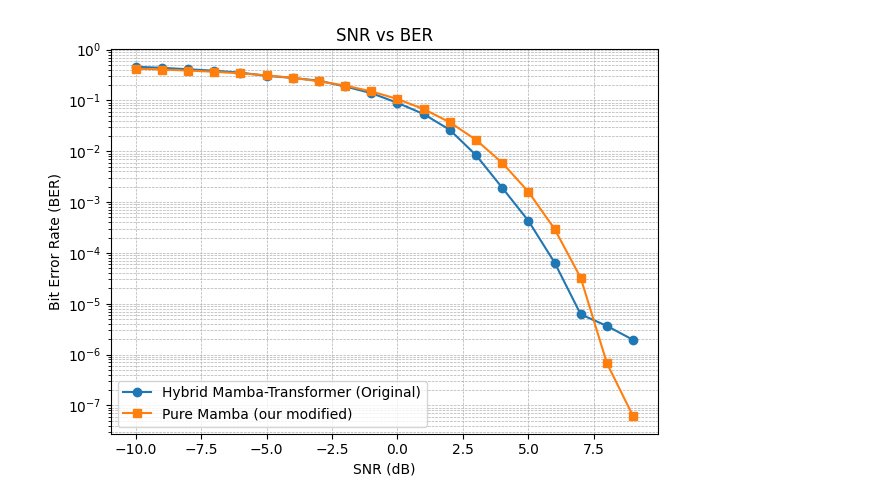
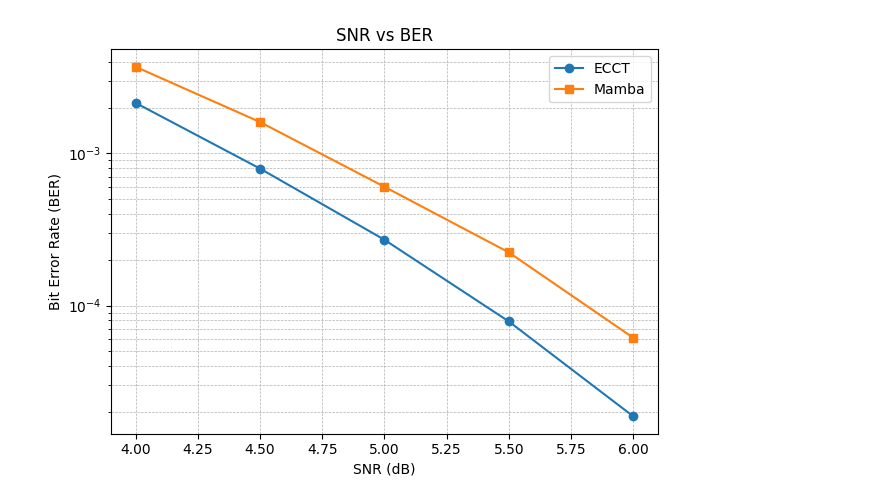
Before and after one commit to baelthebard42/5G-Polar-Decoder, a Jupyter notebook: mamba_validation.ipynb, the cells around one changed output. Saved outputs shown, nothing was run; the diff lists cells and outputs as text; code cells hidden in the pictures.

```diff
--- a/mamba_validation.ipynb
+++ b/mamba_validation.ipynb
@@ -1,14 +1,13 @@
 # %%
 import json
 import matplotlib.pyplot as plt
+
 
 def plot_snr_vs_ber_two_files(
     json_path_1,
     json_path_2,
     label_1="Run 1",
-    label_2="Run 2",
-    snr_min=-10,
-    snr_max=10
+    label_2="Run 2"
 ):
     """
     Plots SNR vs BER from two JSON result files on the same plot.
@@ -30,14 +29,17 @@ def plot_snr_vs_ber_two_files(
         snrs = []
         bers = []
 
-        for snr in range(snr_min, snr_max + 1):
-            key = f"BER_{snr}"
-            if key in results:
+        for key, value in results.items():
+            if key.startswith("BER_"):
+                snr = float(key.split("_")[1])
                 snrs.append(snr)
-                bers.append(results[key])
+                bers.append(value)
 
         if not snrs:
             raise ValueError(f"No BER_x keys found in {json_path}")
+
+        # sort by SNR
+        snrs, bers = zip(*sorted(zip(snrs, bers)))
 
         return snrs, bers
 
@@ -47,12 +49,14 @@ def plot_snr_vs_ber_two_files(
 
     # Plot
     plt.figure()
+
     plt.semilogy(snr1, ber1, marker="o", label=label_1)
     plt.semilogy(snr2, ber2, marker="s", label=label_2)
 
     plt.xlabel("SNR (dB)")
     plt.ylabel("Bit Error Rate (BER)")
     plt.title("SNR vs BER")
+
     plt.grid(True, which="both", linestyle="--", linewidth=0.5)
     plt.legend()
 
@@ -61,10 +65,10 @@ def plot_snr_vs_ber_two_files(
 # %%
 
 
-plot_snr_vs_ber_two_files(json_path_1="./results/run_1/FB695E38DCAC256534362A7B092CCBFD/validation_hybrid_mamba_transformer.json",
-                          json_path_2="./results/run_3/FB695E38DCAC256534362A7B092CCBFD/validation_pure_mamba_with_inf_time.json",
-                          label_1="Hybrid Mamba-Transformer (Original)",
-                          label_2="Pure Mamba (our modified)"
+plot_snr_vs_ber_two_files(json_path_1="ecct_results.json",
+                          json_path_2="./results/run_5/DB8DD6598C02D4D5C69BA9EF528B588A/validation_pure_mamba_with_inf_time.json",
+                          label_1="ECCT",
+                          label_2="Mamba"
                           )
 # %% [output]
-[figure, old version]
+[figure, new version]
```
Also changed, not shown: 3 other files.
